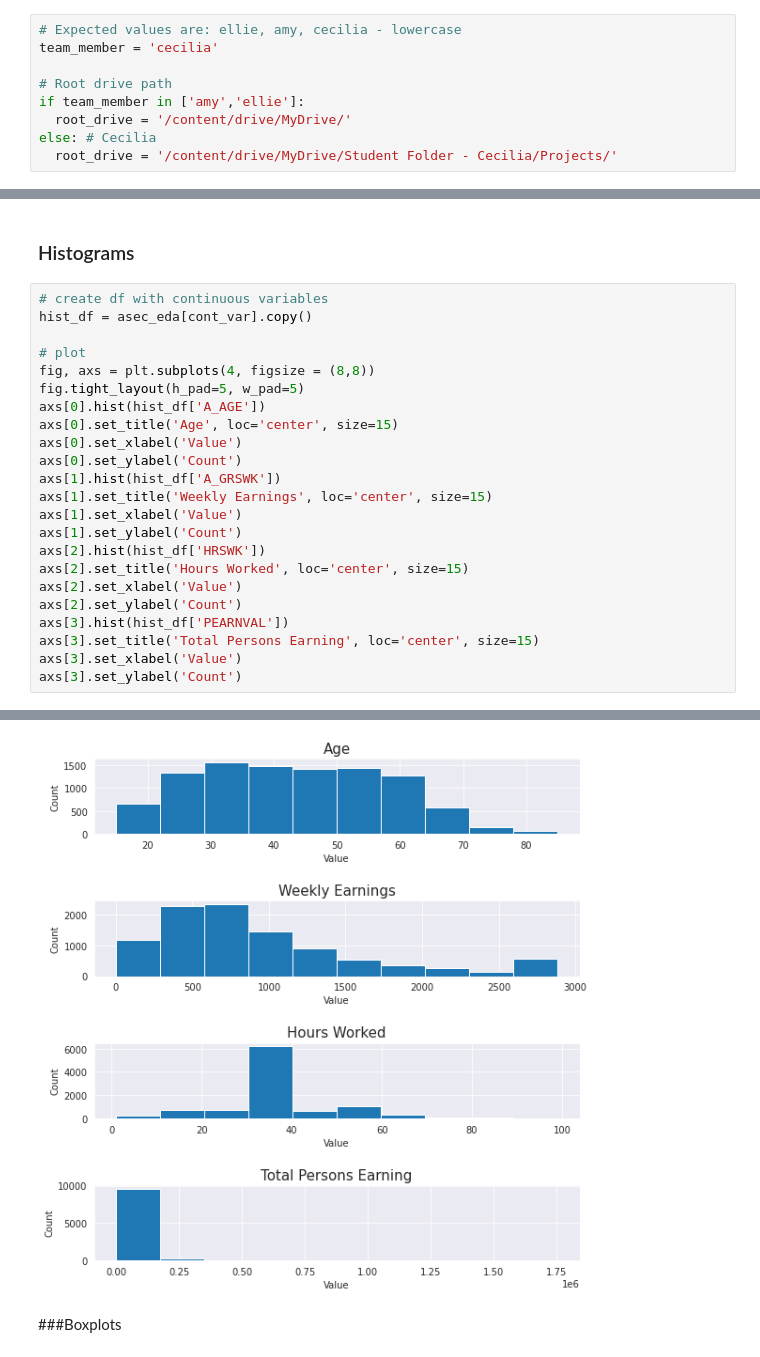
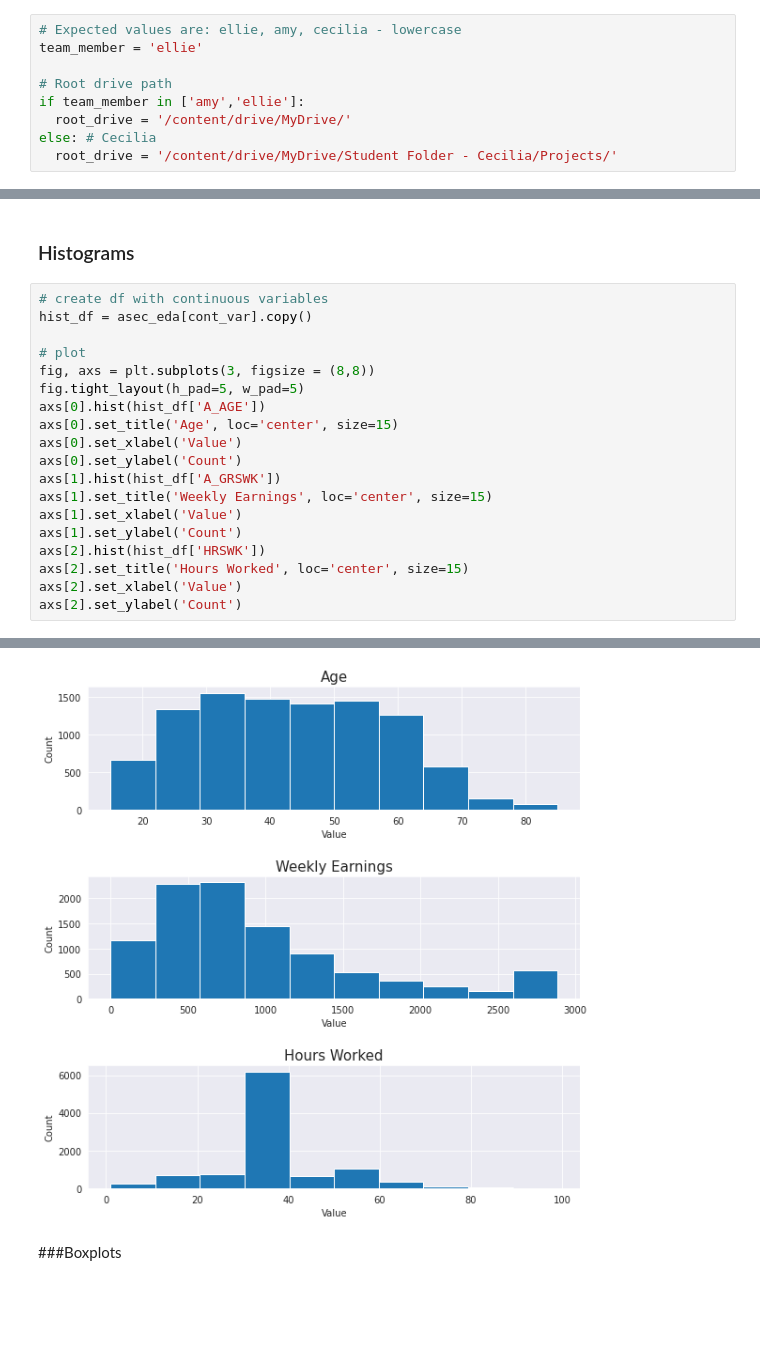
Before and after one commit to cfcastillo/DS-6-Notebooks, a Jupyter notebook: 2_Education_Capstone_EDA_and_Processing.ipynb, the cells around one changed output, grey strips where cells are left out. Drawn from its saved outputs; the diff is of its cells as text; blank space fills up the shorter version.

```diff
--- a/2_Education_Capstone_EDA_and_Processing.ipynb
+++ b/2_Education_Capstone_EDA_and_Processing.ipynb
@@ -56,7 +56,7 @@ Drive already mounted at /content/drive; to attempt to forcibly remount, call dr
 The team had different data links. The global here is to allow team members to specify who is working on this notebook so that they can run the code in their environment.
 # %%
 # Expected values are: ellie, amy, cecilia - lowercase
-team_member = 'cecilia'
+team_member = 'ellie'
 
 # Root drive path
 if team_member in ['amy','ellie']:
@@ -292,7 +292,7 @@ To visualize our continuous variables for outliers and evaluate distribution, we
 hist_df = asec_eda[cont_var].copy()
 
 # plot
-fig, axs = plt.subplots(4, figsize = (8,8))
+fig, axs = plt.subplots(3, figsize = (8,8))
 fig.tight_layout(h_pad=5, w_pad=5)
 axs[0].hist(hist_df['A_AGE'])
 axs[0].set_title('Age', loc='center', size=15)
@@ -306,8 +306,4 @@ axs[2].hist(hist_df['HRSWK'])
 axs[2].set_title('Hours Worked', loc='center', size=15)
 axs[2].set_xlabel('Value')
 axs[2].set_ylabel('Count')
-axs[3].hist(hist_df['PEARNVAL'])
-axs[3].set_title('Total Persons Earning', loc='center', size=15)
-axs[3].set_xlabel('Value')
-axs[3].set_ylabel('Count')
 # %% [output]
@@ -315,4 +311,4 @@ Text(38.75, 0.5, 'Count')
-[figure, old version]
+[figure, new version]
 # %% [markdown]
 ###Boxplots
 # %%
```
Also changed, not shown: parts of 3 cells of this notebook.
